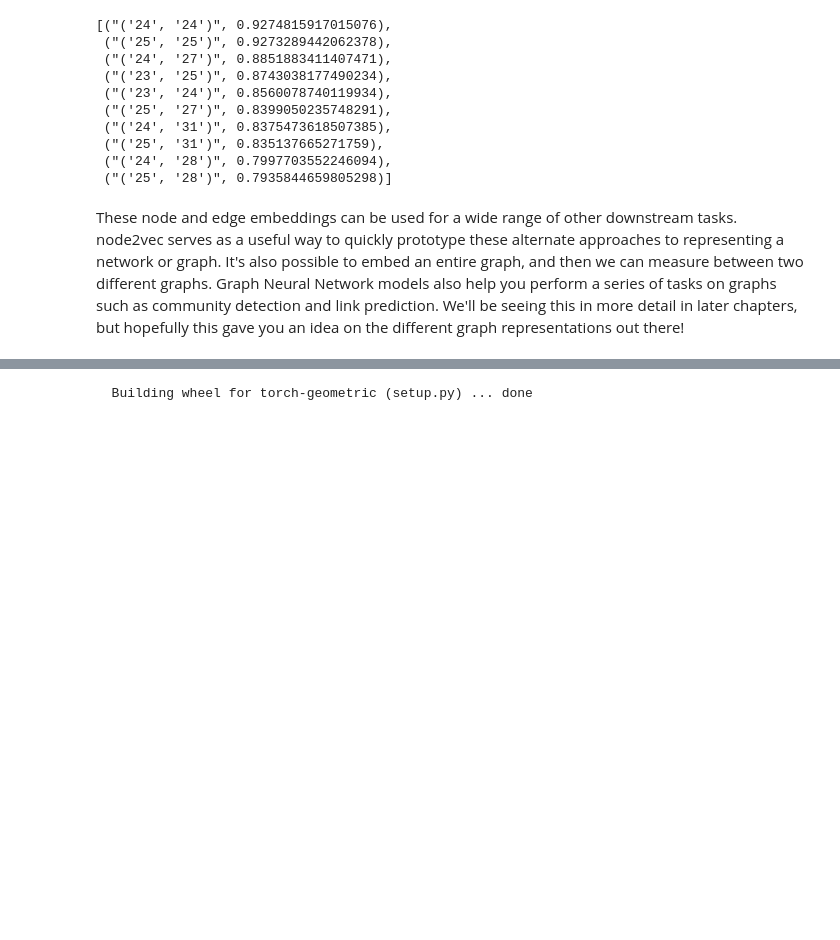
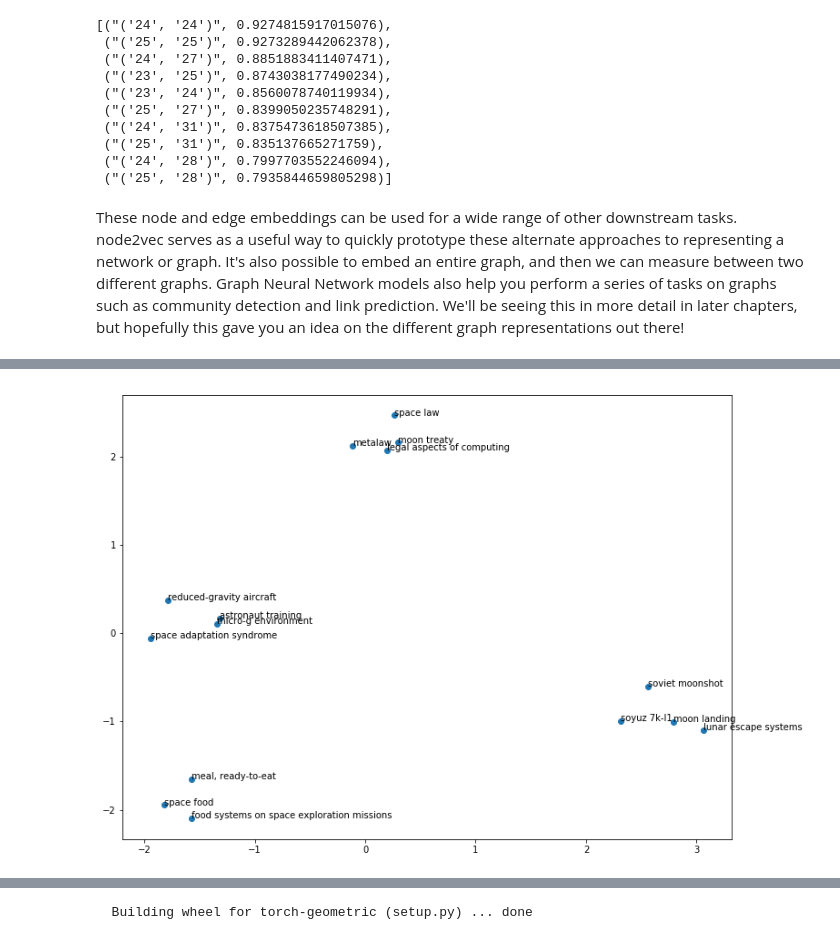
Before and after one commit to UChicago-Thinking-Deep-Learning-Course/Tutorials-Homework-Notebooks, a Jupyter notebook: week-5/TDL5_1_deep_graphs_networks_manifolds.ipynb, the cells around one changed output, grey strips where cells are left out. Saved outputs shown, nothing was run; the diff lists cells and outputs as text; code cells hidden in the pictures; blank space fills up the shorter version.

```diff
--- a/week-5/TDL5_1_deep_graphs_networks_manifolds.ipynb
+++ b/week-5/TDL5_1_deep_graphs_networks_manifolds.ipynb
@@ -274,0 +399,10 @@ We will be using PyTorch Geometric ([code](https://github.com/rusty1s/pytorch_ge
+# %%
+# train word2vec model
+model = Word2Vec(window = 4, sg = 1, hs = 0,
+                 negative = 10, # for negative sampling
+                 alpha=0.03, min_alpha=0.0007,
+                 seed = 14)
+
+model.build_vocab(random_walks, progress_per=2)
+# %%
+model.train(random_walks, total_examples = model.corpus_count, epochs=20, report_delay=1)
@@ -274,0 +429,25 @@ We will be using PyTorch Geometric ([code](https://github.com/rusty1s/pytorch_ge
+# %%
+terms = ['lunar escape systems','soviet moonshot', 'soyuz 7k-l1', 'moon landing',
+         'space food', 'food systems on space exploration missions', 'meal, ready-to-eat',
+         'space law', 'metalaw', 'moon treaty', 'legal aspects of computing',
+         'astronaut training', 'reduced-gravity aircraft', 'space adaptation syndrome', 'micro-g environment']
+# %%
+def plot_nodes(word_list):
+    X = model[word_list]
+
+    # reduce dimensions to 2
+    pca = PCA(n_components=2)
+    result = pca.fit_transform(X)
+
+
+    plt.figure(figsize=(12,9))
+    # create a scatter plot of the projection
+    plt.scatter(result[:, 0], result[:, 1])
+    for i, word in enumerate(word_list):
+        plt.annotate(word, xy=(result[i, 0], result[i, 1]))
+
+    plt.show()
+# %%
+plot_nodes(terms)
+# %% [output]
+[figure, added]
```
Also changed, not shown: parts of 119 cells of this notebook, 1 other file.
